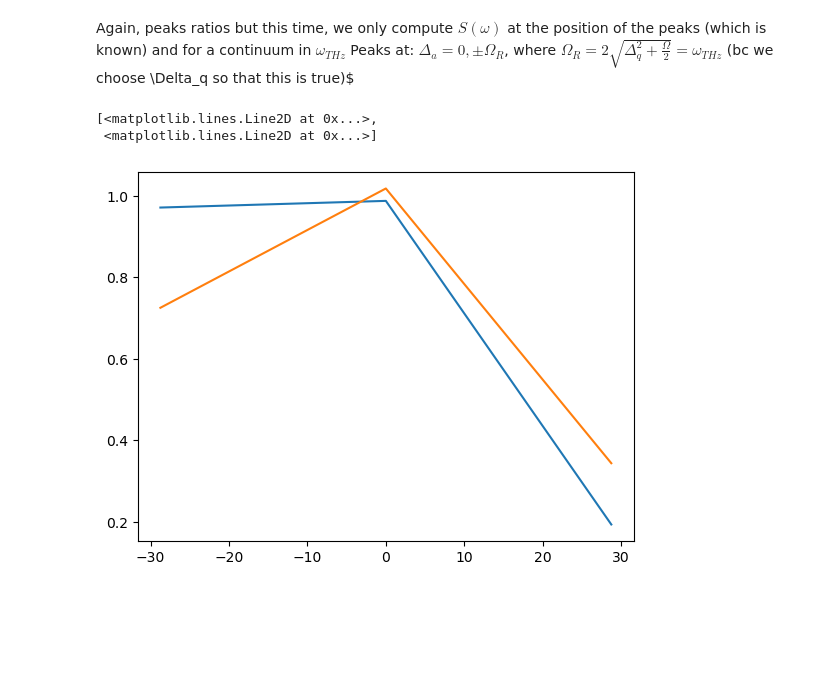
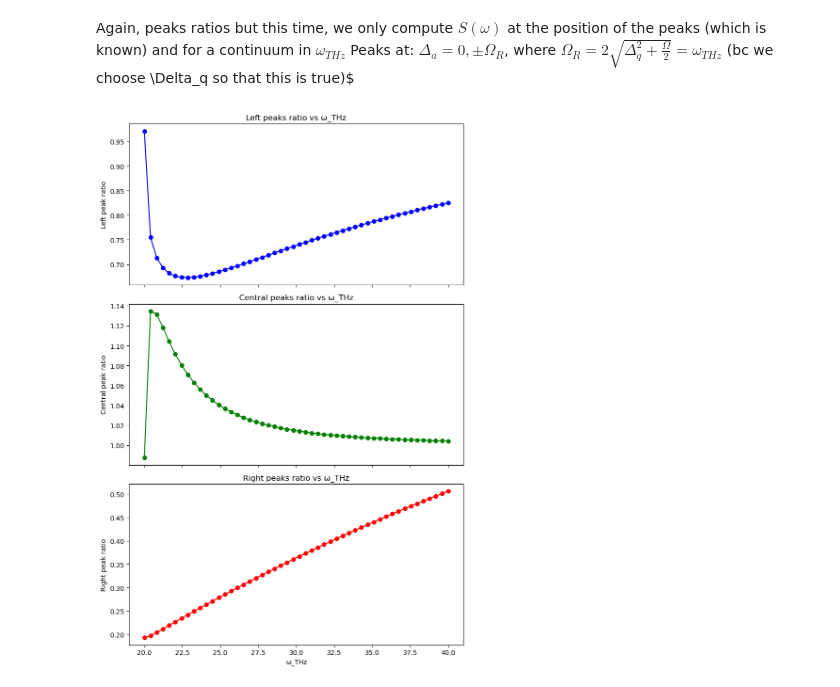
Before and after one commit to lauralobs/THzQuantumOptics, a Jupyter notebook: 2. loop_w_THz_values.ipynb, the cells around one changed output. Drawn from its saved outputs; the diff is of its cells as text; code cells hidden in the pictures; blank space fills up the shorter version.

Commit message:
ratio of spectrum peaks with Vs without

```diff
--- a/2. loop_w_THz_values.ipynb
+++ b/2. loop_w_THz_values.ipynb
@@ -296,7 +296,7 @@ ValueError: Matrix is singular
 Again, peaks ratios but this time, we only compute $S(\omega)$ at the position of the peaks (which is known)  and for a continuum in $\omega_{THz}$
 Peaks at: $\Delta_a = {0, \pm\Omega_R}$, where $\Omega_R = 2\sqrt{\Delta_q ^2 + \frac{\Omega}{2} } = \omega_{THz} $ (bc we choose \Delta_q so that this is true)$
 # %%
-w_THz_list = [20,28.75]
+w_THz_list = np.linspace(20,40,50)
 
 peaks_with = np.zeros((3,len(w_THz_list)))
 peaks_without = np.zeros((3,len(w_THz_list)))
@@ -334,15 +334,39 @@ for idx, w_b in enumerate(w_THz_list):
 
         # matriz densidad en el estado estacionario
         rho_SS = steadystate(H, Dissipators)
-        rho_SS_without = steadystate(H_without, Dissipators)
+        rho_SS_without = steadystate(H_without, Dissipators_without)
 
         # población en el estado estacionario y espectros
         peaks_with[idx2,idx]= expect(a_plus * a, rho_SS)
         peaks_without[idx2,idx] = expect(a_plus * a, rho_SS_without)
         ratio_peaks[idx2, idx] = peaks_with[idx2, idx] / peaks_without[idx2, idx]
 
-plt.plot(Delta_a_list, ratio_peaks)
+left_ratio = ratio_peaks[0,:]
+right_ratio = ratio_peaks[2,:]
+central_ratio = ratio_peaks[1,:]
-# %% [output]
-[<matplotlib.lines.Line2D at 0x...>,
- <matplotlib.lines.Line2D at 0x...>]
-[figure, removed]
+# %%
+
+fig, axes = plt.subplots(3, 1, figsize=(8, 12), sharex=True)
+#Left
+axes[0].plot(w_THz_list, left_ratio, 'o-', color='blue')
+axes[0].set_ylabel('Left peak ratio')
+axes[0].set_title('Left peaks ratio vs ω_THz')
+
+
+# Central peaks
+
+axes[1].plot(w_THz_list, central_ratio, 'o-', color='green')
+axes[1].set_ylabel('Central peak ratio')
+axes[1].set_title('Central peaks ratio vs ω_THz')
+
+# Right peaks
+axes[2].plot(w_THz_list, right_ratio, 'o-', color='red')
+axes[2].set_xlabel('ω_THz')
+axes[2].set_ylabel('Right peak ratio')
+axes[2].set_title('Right peaks ratio vs ω_THz')
+
+# Ajuste de layout
+plt.tight_layout()
+plt.show()
+# %% [output]
+[figure, added]
```
